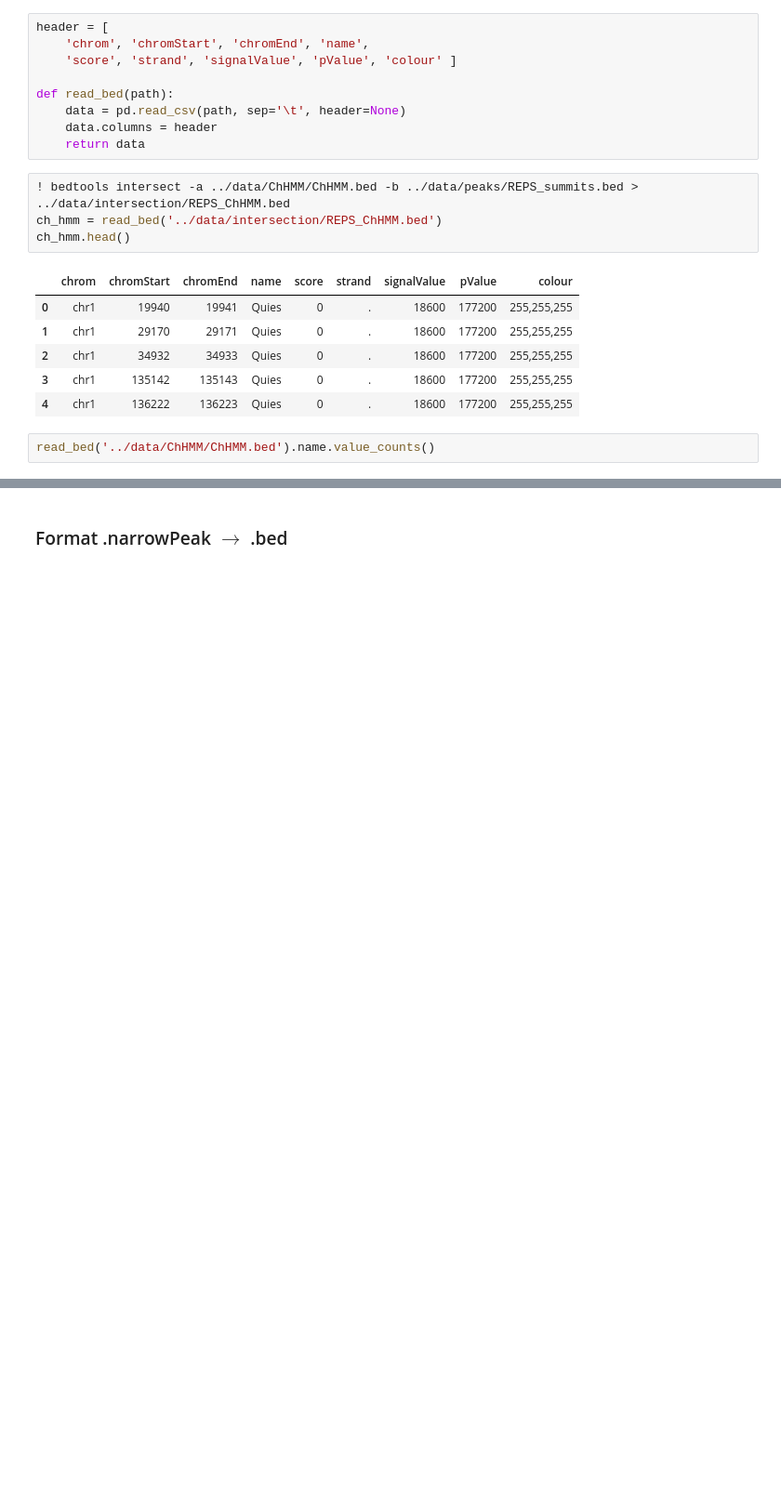
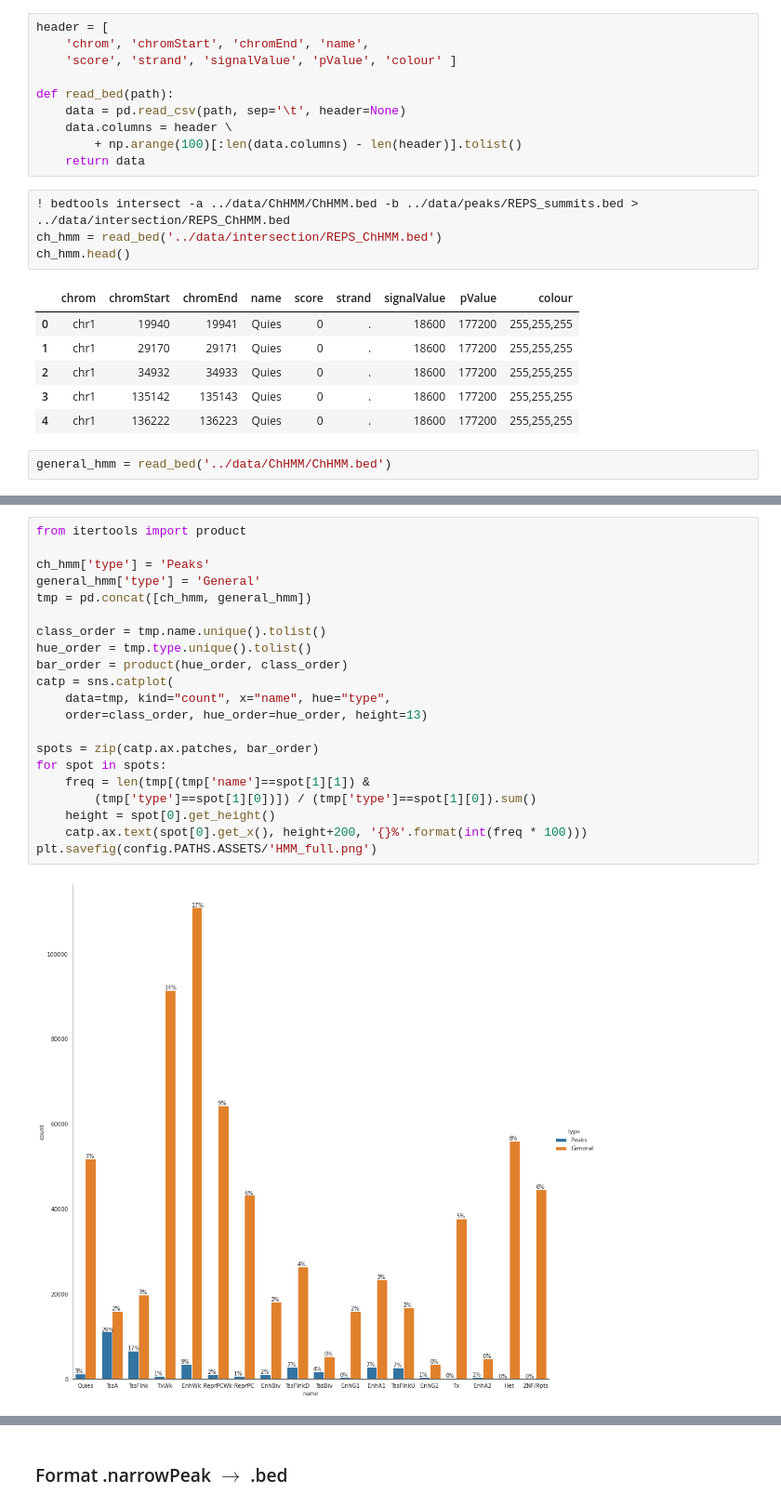
Before and after one commit to vessemer/BCG, a Jupyter notebook: IPython/ChIP.ipynb, the cells around one changed output, grey strips where cells are left out. Shown at 93% size. Cells and saved outputs as stored; diff of their text form; blank space fills up the shorter version.

```diff
--- a/IPython/ChIP.ipynb
+++ b/IPython/ChIP.ipynb
@@ -349,7 +355,8 @@ header = [
 
 def read_bed(path):
     data = pd.read_csv(path, sep='\t', header=None)
-    data.columns = header
+    data.columns = header \
+        + np.arange(100)[:len(data.columns) - len(header)].tolist()
     return data
 # %%
 ! bedtools intersect -a ../data/ChHMM/ChHMM.bed -b ../data/peaks/REPS_summits.bed > ../data/intersection/REPS_ChHMM.bed
@@ -363,4 +370,4 @@ ch_hmm.head()
 | 3 | chr1 | 135142 | 135143 | Quies | 0 | . | 18600 | 177200 | 255,255,255 |
 | 4 | chr1 | 136222 | 136223 | Quies | 0 | . | 18600 | 177200 | 255,255,255 |
 # %%
-read_bed('../data/ChHMM/ChHMM.bed').name.value_counts()
+general_hmm = read_bed('../data/ChHMM/ChHMM.bed')
@@ -428,0 +374,23 @@ plt.hist((intersected.chromStart + intersected.peak)[intersected.chrom == 'chr1'
+# %%
+from itertools import product
+
+ch_hmm['type'] = 'Peaks'
+general_hmm['type'] = 'General'
+tmp = pd.concat([ch_hmm, general_hmm])
+
+class_order = tmp.name.unique().tolist()
+hue_order = tmp.type.unique().tolist()
+bar_order = product(hue_order, class_order)
+catp = sns.catplot(
+    data=tmp, kind="count", x="name", hue="type",
+    order=class_order, hue_order=hue_order, height=13)
+
+spots = zip(catp.ax.patches, bar_order)
+for spot in spots:
+    freq = len(tmp[(tmp['name']==spot[1][1]) &
+        (tmp['type']==spot[1][0])]) / (tmp['type']==spot[1][0]).sum()
+    height = spot[0].get_height()
+    catp.ax.text(spot[0].get_x(), height+200, '{}%'.format(int(freq * 100)))
+plt.savefig(config.PATHS.ASSETS/'HMM_full.png')
+# %% [output]
+[figure, added]
```
Also changed, not shown: parts of 25 cells of this notebook.
